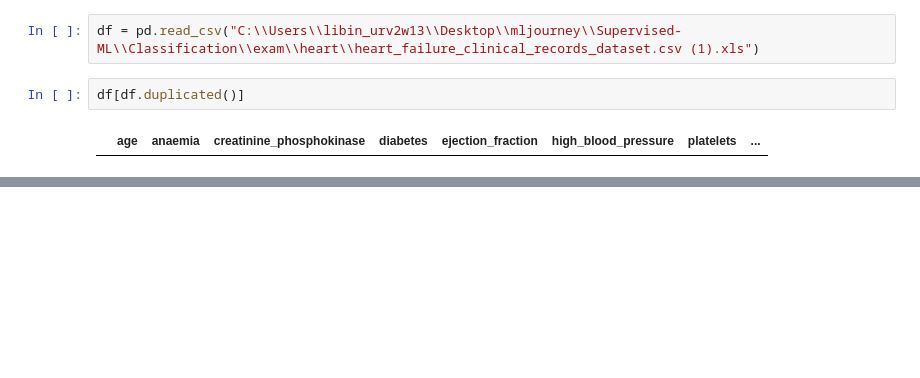
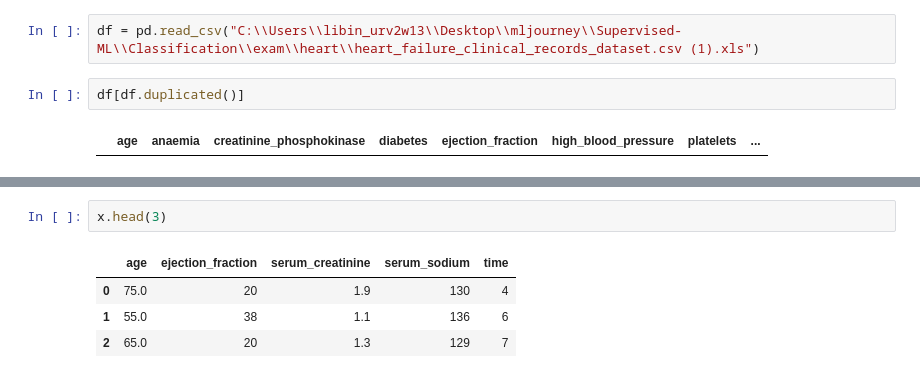
Before and after one commit to Libin-Developer7/ML-Works, a Jupyter notebook: Supervised-ML/Classification/exam/heart/heart_streamlit.ipynb, the cells around one changed output, grey strips where cells are left out. Cells and saved outputs as stored; diff of their text form; blank space fills up the shorter version.

```diff
--- a/Supervised-ML/Classification/exam/heart/heart_streamlit.ipynb
+++ b/Supervised-ML/Classification/exam/heart/heart_streamlit.ipynb
@@ -17,0 +92,7 @@ TypeError: ColumnTransformer.__init__() takes 2 positional arguments but 3 posit
+# %%
+x.head(3)
+# %% [output]
+|  | age | ejection_fraction | serum_creatinine | serum_sodium | time |
+| 0 | 75.0 | 20 | 1.9 | 130 | 4 |
+| 1 | 55.0 | 38 | 1.1 | 136 | 6 |
+| 2 | 65.0 | 20 | 1.3 | 129 | 7 |
```
Also changed, not shown: parts of 12 cells of this notebook, 3 other files.
